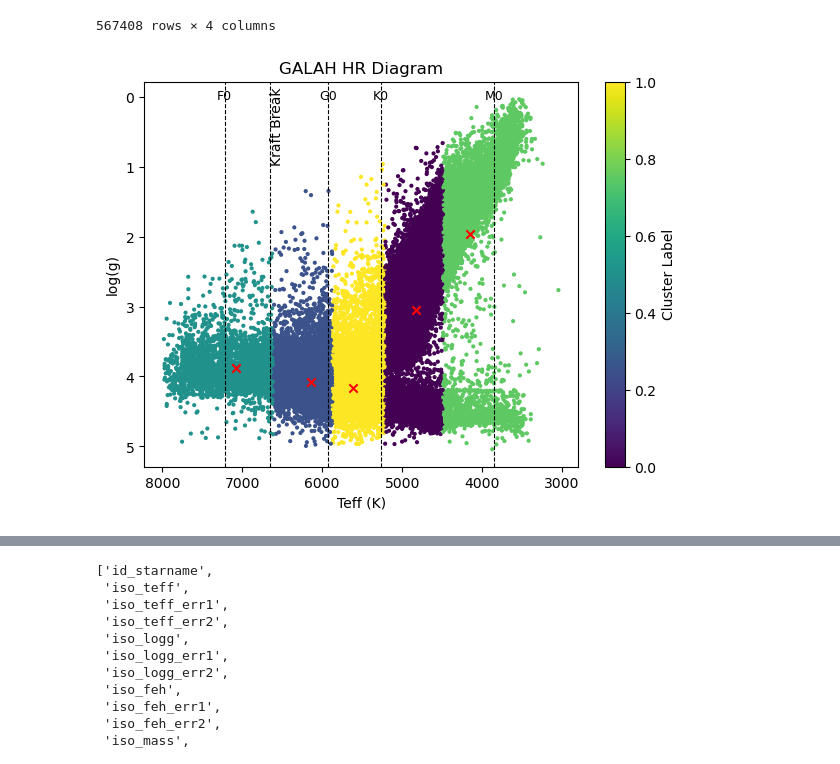
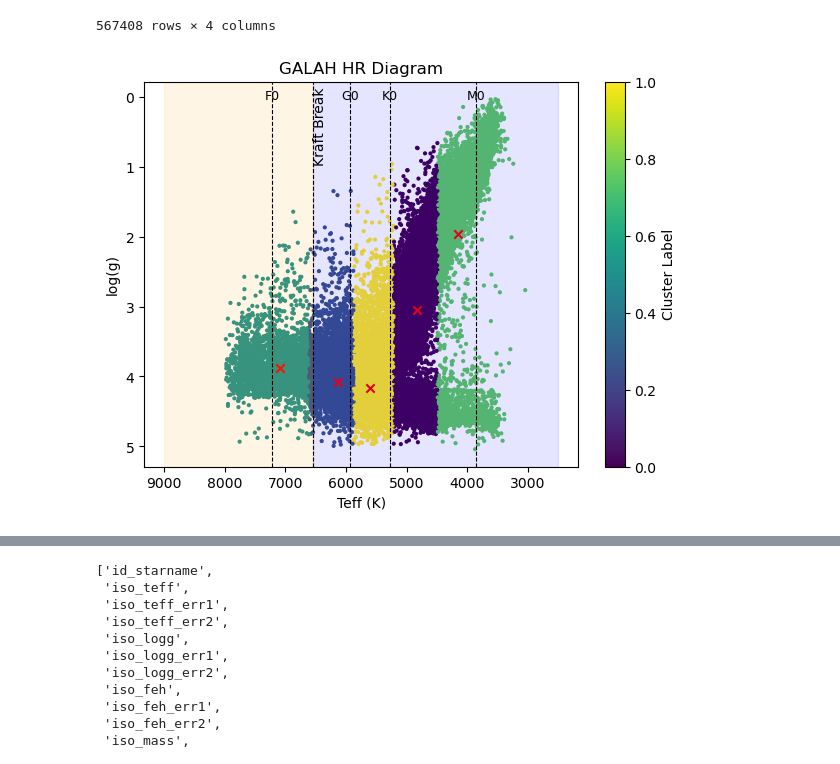
Before and after one commit to PK0207/geology_final_project, a Jupyter notebook: Gaia_sample.ipynb, the cells around one changed output, grey strips where cells are left out. Saved outputs shown, nothing was run; the diff lists cells and outputs as text; code cells hidden in the pictures.

Commit message:
finalized tess and gaia notebook

```diff
--- a/Gaia_sample.ipynb
+++ b/Gaia_sample.ipynb
@@ -89,10 +81,0 @@ gaia = Table.read('/Users/alexabeyer/Desktop/machinelearning/gaia_xgboost.fits')
-# %%
-#defining variables
-apparent_mag = gaia['phot_g_mean_mag']
-parallax = gaia['parallax']
-teff = gaia['teff_xgboost']
-abs_mag = apparent_mag * 5 * np.log10(1/parallax)
-gaia['abs_mag'] = abs_mag
-gaia['bp_rp'] = gaia['phot_bp_mean_mag'] - gaia['phot_rp_mean_mag']
-
-print(len(gaia))
@@ -195,32 +129,36 @@ plt.figure(figsize=(7, 5))
 plt.scatter( X['teff'].iloc[::5], X['logg'].iloc[::5], c=labels[::5], s=4, cmap='viridis')
 plt.scatter(np.array(centers[:,0]), np.array(centers[:,1]), marker='x', c='r')
 plt.title("GALAH HR Diagram")
 plt.ylabel('log(g)')
 plt.xlabel('Teff (K)')
 plt.gca().invert_yaxis()      # Teff increases downward
 plt.gca().invert_xaxis()      # Optional, if x-axis is Teff
 
+# Plot shaded regions for mass groups
+plt.axvspan(2500, 6550, color='blue', alpha=0.1, label='Low Mass Stars (<1.35 M⊙)')
+plt.axvspan(6550, 9000, color='orange', alpha=0.1, label='Intermediate Mass Stars (1.35 - 8 M⊙)')
+
 spectral_types_break = ['F0', 'Kraft Break', 'G0', 'K0', 'M0']
-teff_values = [7220, 6650, 5930, 5270, 3850]
+teff_values = [7220, 6550, 5930, 5270, 3850]
 spectral_types = ['F0', 'G0', 'K0', 'M0']
 logL_values = ['0.86', '0.13', '-0.34', '-1.16']
 bp_rp_values = ['0.377', '0.784', '0.983', '1.84']
 
 y_top = plt.ylim()[1]
 
 for teff, label in zip(teff_values, spectral_types_break):
     plt.axvline(teff, color='black', linestyle='--', linewidth=0.8)
 
     if label == 'Kraft Break':
         plt.text(teff, y_top + 1.2, label, rotation=90, verticalalignment='bottom',
                  horizontalalignment='left', fontsize=10, color='black')
     else:
         plt.text(teff, y_top + 0.3, label, rotation=0, verticalalignment='bottom',
                  horizontalalignment='center', fontsize=9, color='black')
 
 plt.colorbar(label='Cluster Label')
 plt.savefig('galah_hrdiagram_cluster5.png')
 
 plt.show()
 # %% [output]
-[figure, old version]
+[figure, new version]
```
Also changed, not shown: parts of 9 cells of this notebook, 4 other files.
